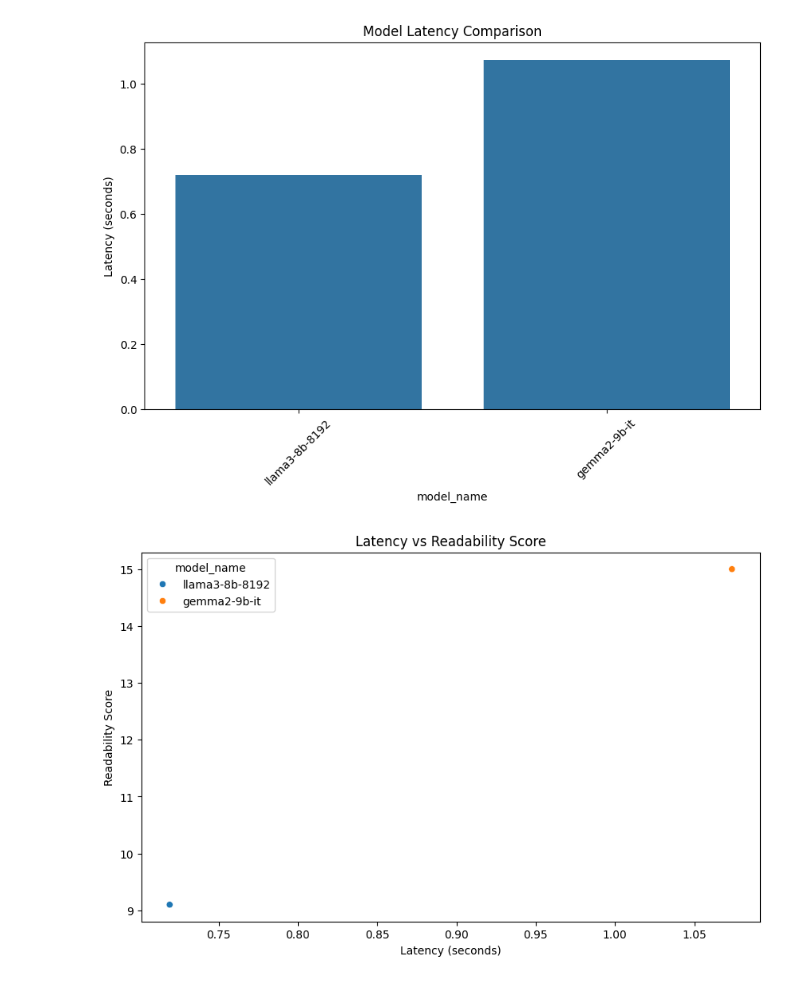
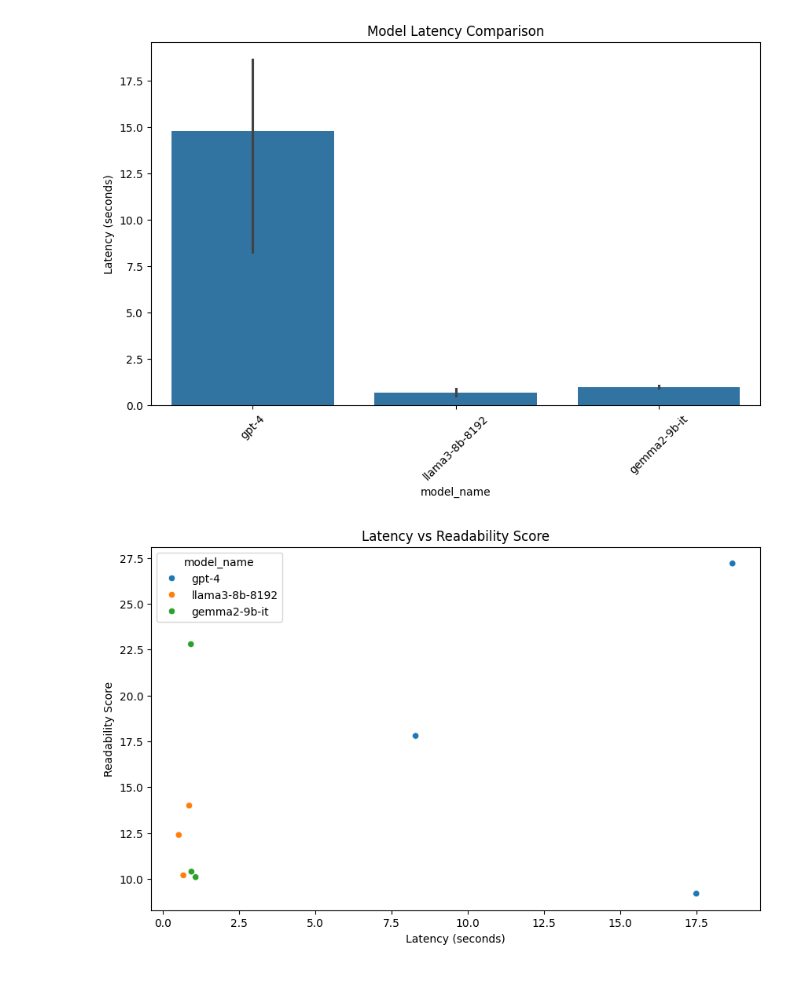
Before and after one commit to Cristal32/AI-for-software-reuse, a Jupyter notebook: benchmarking/benchmarking.ipynb, the cells around one changed output. Cells and saved outputs as stored; diff of their text form; code cells hidden in the pictures.

```diff
--- a/benchmarking/benchmarking.ipynb
+++ b/benchmarking/benchmarking.ipynb
@@ -175,0 +220,23 @@ print(df_metrics)
+# %%
+# Example usage
+# DF for metrics
+df_metrics = pd.DataFrame(columns=[
+    "api_name", "model_name", "latency", "tokens_used",
+    "readability_score", "reusability_score"
+])
+
+prompts = load_prompts()
+
+benchmark_model("OpenAI", "gpt-4", prompts[0], "openai")
+benchmark_model("llama", "llama3-8b-8192", prompts[0], "groq")
+benchmark_model("gemma2", "gemma2-9b-it", prompts[0], "groq")
+
+benchmark_model("OpenAI", "gpt-4", prompts[1], "openai")
+benchmark_model("llama", "llama3-8b-8192", prompts[1], "groq")
+benchmark_model("gemma2", "gemma2-9b-it", prompts[1], "groq")
+
+benchmark_model("OpenAI", "gpt-4", prompts[2], "openai")
+benchmark_model("llama", "llama3-8b-8192", prompts[2], "groq")
+benchmark_model("gemma2", "gemma2-9b-it", prompts[2], "groq")
+
+print(df_metrics)
@@ -176,22 +261,30 @@ print(df_metrics)
 # %%
 import matplotlib.pyplot as plt
 import seaborn as sns
 
 # Bar plot of latency
 plt.figure(figsize=(10, 6))
 sns.barplot(x='model_name', y='latency', data=df_metrics)
 plt.title('Model Latency Comparison')
 plt.ylabel('Latency (seconds)')
 plt.xticks(rotation=45)
 plt.show()
 
 # Scatterplot of latency vs readability
 plt.figure(figsize=(10, 6))
 sns.scatterplot(x='latency', y='readability_score', hue='model_name', data=df_metrics)
 plt.title('Latency vs Readability Score')
 plt.xlabel('Latency (seconds)')
 plt.ylabel('Readability Score')
 plt.show()
+
+# Scatterplot of latency vs readability
+plt.figure(figsize=(10, 6))
+sns.scatterplot(x='latency', y='reusability_score', hue='model_name', data=df_metrics)
+plt.title('Latency vs Reusability Score')
+plt.xlabel('Latency (seconds)')
+plt.ylabel('Reusability Score')
+plt.show()
 # %% [output]
-[figure, old version]
+[figure, new version]
-[figure, old version]
+[figure, new version]
```
Also changed, not shown: parts of 15 cells of this notebook, 14 other files.
